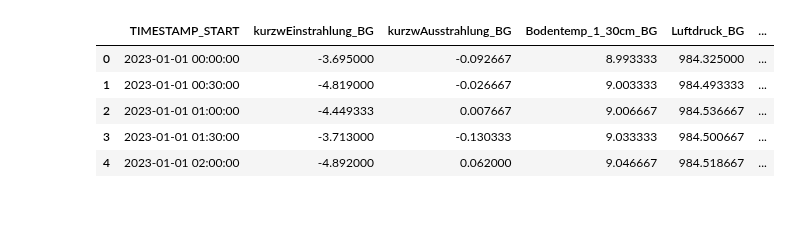
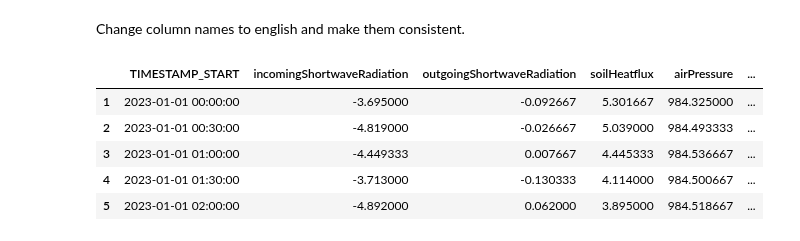
Before and after one commit to justusm00/ebc-project, a Jupyter notebook: explore_features.ipynb, the cells around one changed output. Cells and saved outputs as stored; diff of their text form; code cells hidden in the pictures; blank space fills up the shorter version.

```diff
--- a/explore_features.ipynb
+++ b/explore_features.ipynb
@@ -87,0 +41,2 @@ df4 = numerical_to_float(df4, cols_to_convert)
+# %% [markdown]
+Change column names to english and make them consistent.
@@ -88,23 +131,23 @@ df4 = numerical_to_float(df4, cols_to_convert)
 # %%
 # merge 2023 and 2024 data, respectively
 df1["Location"] = 0
 df2["Location"] = 1
 df3["Location"] = 0
 df4["Location"] = 1
 
 
-# concat both
-df = pd.concat([df_23, df_24])
+# concat all dataframes
+df = pd.concat([df1, df2, df3, df4])
 
 # merge some cols
 df.head()
 # %% [output]
-|  | TIMESTAMP_START | kurzwEinstrahlung_BG | kurzwAusstrahlung_BG | Bodentemp_1_30cm_BG | Luftdruck_BG | ... |
-| 0 | 2023-01-01 00:00:00 | -3.695000 | -0.092667 | 8.993333 | 984.325000 | ... |
-| 1 | 2023-01-01 00:30:00 | -4.819000 | -0.026667 | 9.003333 | 984.493333 | ... |
-| 2 | 2023-01-01 01:00:00 | -4.449333 | 0.007667 | 9.006667 | 984.536667 | ... |
-| 3 | 2023-01-01 01:30:00 | -3.713000 | -0.130333 | 9.033333 | 984.500667 | ... |
-| 4 | 2023-01-01 02:00:00 | -4.892000 | 0.062000 | 9.046667 | 984.518667 | ... |
+|  | TIMESTAMP_START | incomingShortwaveRadiation | outgoingShortwaveRadiation | soilHeatflux | airPressure | ... |
+| 1 | 2023-01-01 00:00:00 | -3.695000 | -0.092667 | 5.301667 | 984.325000 | ... |
+| 2 | 2023-01-01 00:30:00 | -4.819000 | -0.026667 | 5.039000 | 984.493333 | ... |
+| 3 | 2023-01-01 01:00:00 | -4.449333 | 0.007667 | 4.445333 | 984.536667 | ... |
+| 4 | 2023-01-01 01:30:00 | -3.713000 | -0.130333 | 4.114000 | 984.500667 | ... |
+| 5 | 2023-01-01 02:00:00 | -4.892000 | 0.062000 | 3.895000 | 984.518667 | ... |
 # %%
 def nan_percentage(df):
     """
```
Also changed, not shown: parts of 5 cells of this notebook, 1 other file.
